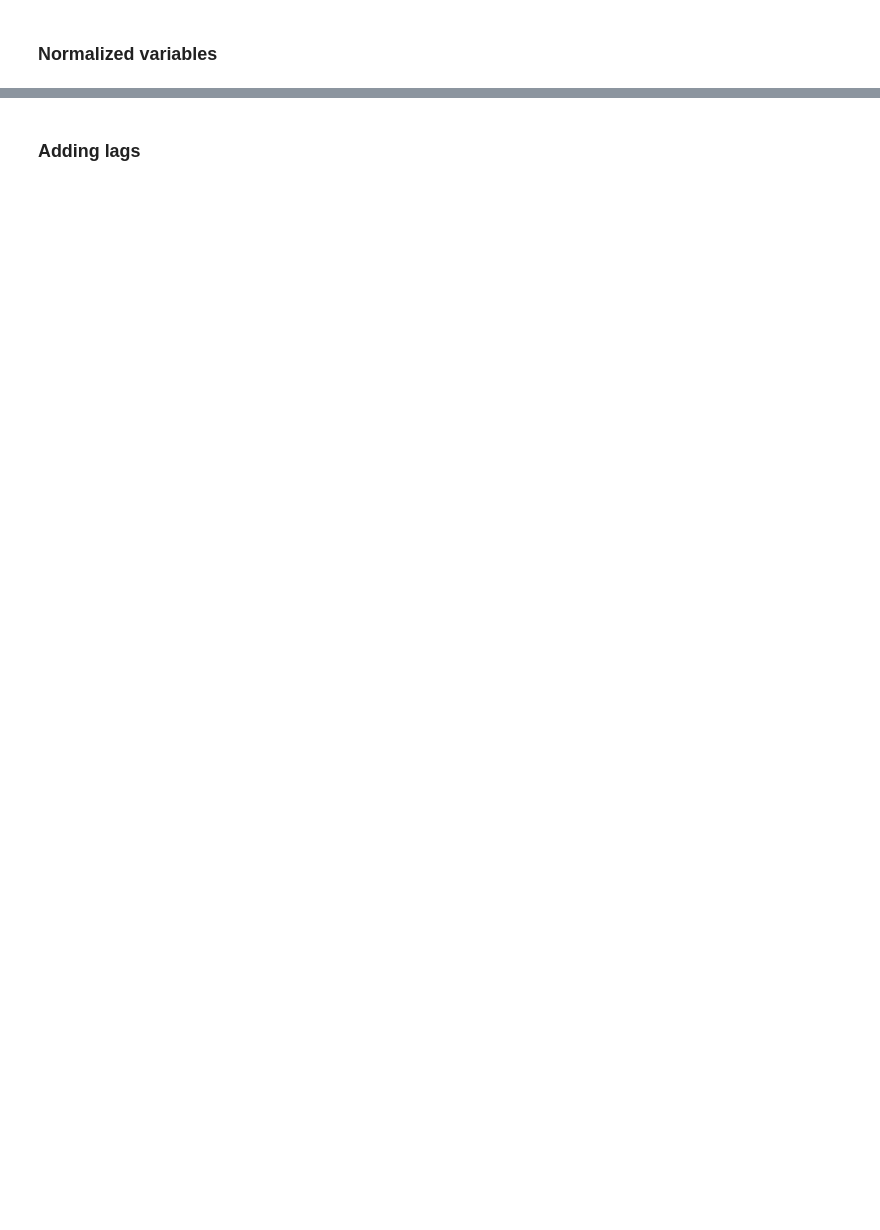
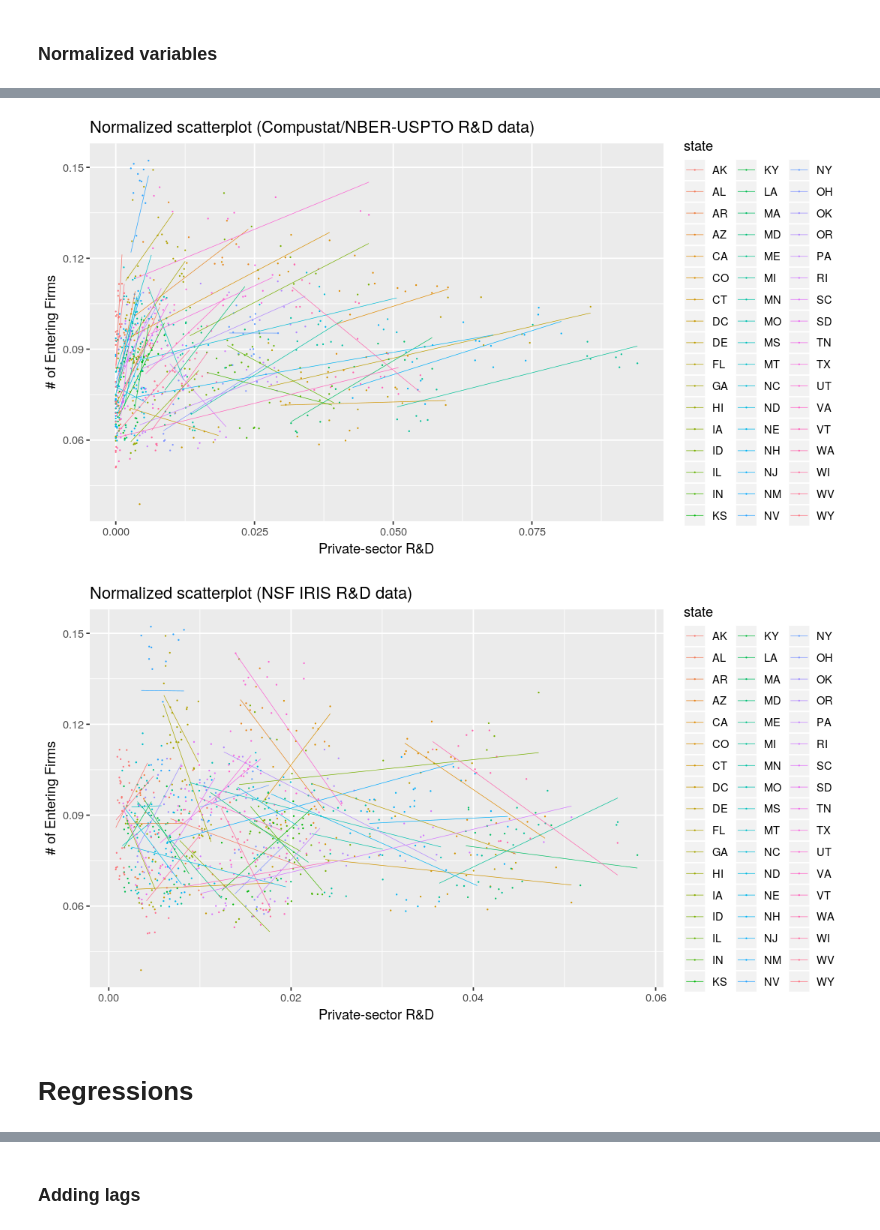
Before and after one commit to nfernandez-arias/Endogenous-growth-with-spinouts, a Jupyter notebook: data/work/jupyter notebooks/State-year regressions.ipynb, the cells around one changed output, grey strips where cells are left out. Saved outputs shown, nothing was run; the diff lists cells and outputs as text; code cells hidden in the pictures; blank space fills up the shorter version.

```diff
--- a/data/work/jupyter notebooks/State-year regressions.ipynb
+++ b/data/work/jupyter notebooks/State-year regressions.ipynb
@@ -74,0 +166,21 @@ Warning message:
+# %%
+#---------------------------------#
+# Compustat/NBER-USPTO R&D data
+#---------------------------------#
+
+ggplot(data,aes(x = xrdGDP, y = Firms / firmsTotal, color = state)) +
+    geom_point(size = 0) +
+    geom_smooth(method = lm,size = 0.2, se = FALSE) +
+    labs(x = "Private-sector R&D", y = "# of Entering Firms") +
+    ggtitle("Normalized scatterplot (Compustat/NBER-USPTO R&D data)")
+
+#---------------------------------#
+# NSF IRIS R&D data
+#---------------------------------#
+
+ggplot(data,aes(x = xrdBusinessNSF_gdpBusinessNSF, y = Firms / firmsTotal, color = state)) +
+    geom_point(size = 0) +
+    geom_smooth(method = lm,size = 0.2, se = FALSE) +
+    labs(x = "Private-sector R&D", y = "# of Entering Firms") +
+    ggtitle("Normalized scatterplot (NSF IRIS R&D data)")
+# %% [output]
@@ -74,0 +192,4 @@ Warning message:
+[figure, added]
+[figure, added]
+# %% [markdown]
+# Regressions
```
Also changed, not shown: parts of 32 cells of this notebook, 11 other files.
